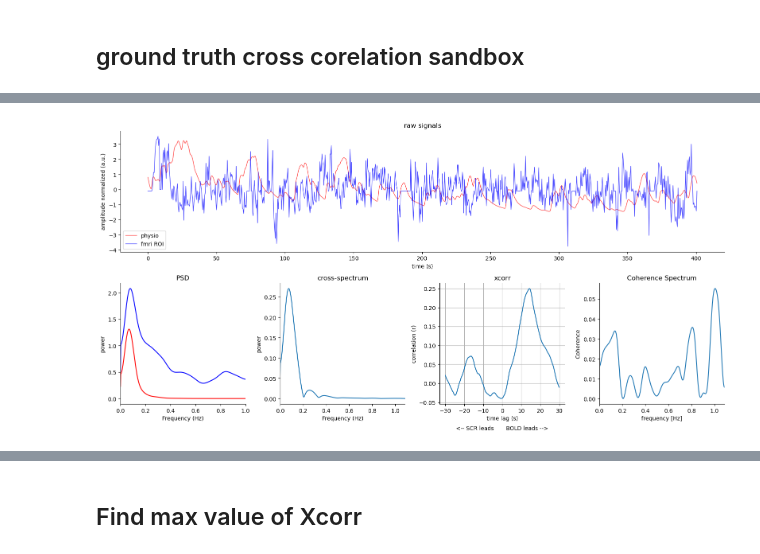
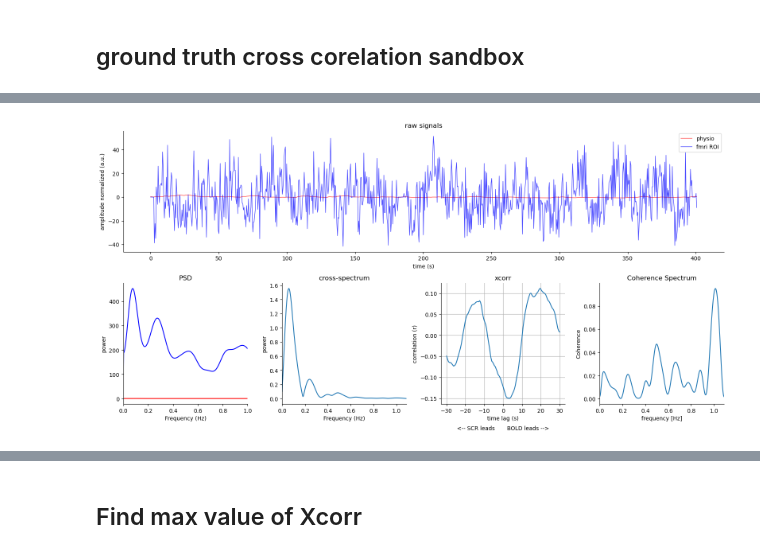
Before and after one commit to jungheejung/spacetop_biopac, a Jupyter notebook: scripts/p05_xcorr/c00_crosscorrelation_sandbox.ipynb, the cells around one changed output, grey strips where cells are left out. Saved outputs shown, nothing was run; the diff lists cells and outputs as text; code cells hidden in the pictures.

```diff
--- a/scripts/p05_xcorr/c00_crosscorrelation_sandbox.ipynb
+++ b/scripts/p05_xcorr/c00_crosscorrelation_sandbox.ipynb
@@ -145,7 +133,7 @@ np.where(outlier_bool)
 ## drop outlier
 # %%
 
-outlier_bool = nk.find_outliers(first_roi, exclude=2, side='both', method='sd')
+outlier_bool = nk.find_outliers(first_roi, exclude=3, side='both', method='sd')
 import matplotlib.pyplot as plt
 
 # Original data
@@ -239,11 +227,11 @@ from scipy.signal.windows import hann
 # Generate signals
 Fs = 1/TR #1/TR
 
-physio_standardized = (physio_tr - np.nanmean(physio_tr)) / np.nanstd(physio_tr)
-fmri_standardized = (first_roi_dropoutlier - np.nanmean(first_roi_dropoutlier))/np.nanstd(first_roi_dropoutlier)
+physio_standardized = (physio_tr - np.nanmean(physio_tr) )/ np.nanstd(physio_tr)
+fmri_standardized = (first_roi_dropoutlier - np.nanmean(first_roi_dropoutlier)) / np.nanstd(first_roi_dropoutlier)
 tvec = np.arange(0, len(physio_standardized) / Fs, 1/Fs)
 data1 = physio_standardized
-data2 = np.nan_to_num(fmri_standardized)
+data2 = fmri_standardized
 
 # Plot raw signals
 plt.figure()
@@ -282,11 +270,17 @@ plt.title('cross-spectrum')
 # Compute and plot cross-correlation
 maxlags = int(Fs * 30)
 acf = correlate(data1, data2, mode='full', method='auto')
-acf /= len(data1)  # Normalizing
+# acf /= len(data1)  # Normalizing
+norm_factor = np.sqrt(np.sum(data1**2) * np.sum(data2**2))
+ccf = acf / norm_factor
 lags = np.arange(-maxlags, maxlags + 1) * (1./Fs)
-
+max_lags_index = np.where((lags >= -maxlags) & (lags <= maxlags))
+ccf = ccf[max_lags_index]
+lags = lags[max_lags_index]
+convert_lags = lags;
 plt.subplot(224)
-plt.plot(lags[len(lags)//2-maxlags:len(lags)//2+maxlags+1], acf[len(acf)//2-maxlags:len(acf)//2+maxlags+1])
+plt.plot(convert_lags, ccf)
+# plt.plot(lags[len(lags)//2-maxlags:len(lags)//2+maxlags+1], ccf[len(ccf)//2-maxlags:len(ccf)//2+maxlags+1])
 plt.grid(True)
 plt.xlabel('time lag (s)')
 plt.ylabel('correlation (r)')
@@ -306,13 +320,35 @@ from scipy.signal.windows import hann
 import matplotlib.gridspec as gridspec
 import seaborn as sns
 # Generate signals
+TR=0.46
 Fs = 1/TR #1/TR
+# clean up data
+physio_standardized = (physio_tr - np.nanmean(physio_tr))
+#/ np.nanstd(physio_tr)
+fmri_standardized = (first_roi_dropoutlier - np.nanmean(first_roi_dropoutlier))
+#/np.nanstd(first_roi_dropoutlier)
+tvec = np.arange(0, len(physio_standardized) / Fs, 1/Fs)
+data1_centered = physio_standardized - np.nanmean(physio_standardized)
+data2_centered = fmri_standardized - np.nanmean(fmri_standardized)#fmri_standardizednp.nan_to_num(np.mean(fmri_standardized))
+# Calculate the mean of non-NaN values
+# mean_data1 = np.nanmean(data1)
+# mean_data2 = np.nanmean(data2)
+from scipy.interpolate import interp1d
+# Replace NaN values with the computed mean
+# data1 = np.where(np.isnan(data1), mean_data1, data1)
+# data2 = np.where(np.isnan(data2), mean_data2, data2)
+def interpolate_data(data):
+    time_points = np.arange(len(data))
+    valid = ~np.isnan(data)  # Mask of valid (non-NaN) data points
+    interp_func = interp1d(time_points[valid], data[valid], kind='linear', fill_value="extrapolate")
+    return interp_func(time_points)
 
-physio_standardized = (physio_tr - np.nanmean(physio_tr)) / np.nanstd(physio_tr)
-fmri_standardized = (first_roi_dropoutlier - np.nanmean(first_roi_dropoutlier))/np.nanstd(first_roi_dropoutlier)
-tvec = np.arange(0, len(physio_standardized) / Fs, 1/Fs)
-data1 = physio_standardized
-data2 = np.nan_to_num(fmri_standardized)
+# Interpolate missing values
+data1 = interpolate_data(data1_centered)
+data2 = interpolate_data(data2_centered)
+
+
+
 
 
 fig = plt.figure(figsize=(16, 8))
@@ -354,34 +390,46 @@ ax3.set_xlim([0, Fs/2]) # Nyquist frequency is the upper bound
 ax3.set_xlabel('Frequency (Hz)')
 ax3.set_ylabel('power')
 ax3.set_title('cross-spectrum')
 
 # plot4: Compute and plot cross-correlation
 maxlags = int(Fs * 30)
-acf = correlate(data1, data2, mode='full', method='auto')
-acf /= len(data1)  # Normalizing
+acf = correlate(data1, data2, mode='full', method='direct')
+# crossSD = abs(Pxy)**2/(Pxx*Pyy)
+norm_factor = np.sqrt(np.sum(data1**2) * np.sum(data2**2))
+acf_normalized = acf / norm_factor
+# Calculate auto-correlations at lag 0
+# auto_corr_data1 = np.sum(data1 ** 2)
+# auto_corr_data2 = np.sum(data2 ** 2)
+
+# Normalize cross-correlation
+# acf_normalized = acf / np.sqrt(auto_corr_data1 * auto_corr_data2)
+
+# acf /= len(data1)  # Normalizing
 lags = np.arange(-maxlags, maxlags + 1) * (1./Fs)
 
 # plt.subplot(224)
-ax4.plot(lags[len(lags)//2-maxlags:len(lags)//2+maxlags+1], acf[len(acf)//2-maxlags:len(acf)//2+maxlags+1])
+ax4.plot(lags[len(lags)//2-maxlags:len(lags)//2+maxlags+1], acf_normalized[len(acf_normalized)//2-maxlags:len(acf_normalized)//2+maxlags+1])
+
+# ax4.plot(lags[len(lags)//2-maxlags:len(lags)//2+maxlags+1], acf[len(acf)//2-maxlags:len(acf)//2+maxlags+1])
 ax4.grid(True)
 ax4.set_xlabel('time lag (s)')
 ax4.set_ylabel('correlation (r)')
 ax4.set_title('xcorr')
 ax4.text(0.5, -0.2, '<-- SCR leads       BOLD leads -->', ha='center', va='center', transform=ax4.transAxes)
 
 
 # plot 5
 
 f_coh, Cxy = coherence(data1, data2, Fs, window=hann(ws), noverlap=noverlap, nfft=nfft)
 ax5.plot(f_coh, Cxy)
 ax5.set_xlim([0, Fs/2])  # Limit to Nyquist frequency
 
 ax5.set_xlabel('frequency [Hz]')
 ax5.set_ylabel('Coherence')
 ax5.set_title('Coherence Spectrum')
 # Show the figure
 plt.tight_layout()
 sns.despine()
 plt.show()
 # %% [output]
-[figure, old version]
+[figure, new version]
```
Also changed, not shown: parts of 12 cells of this notebook.
